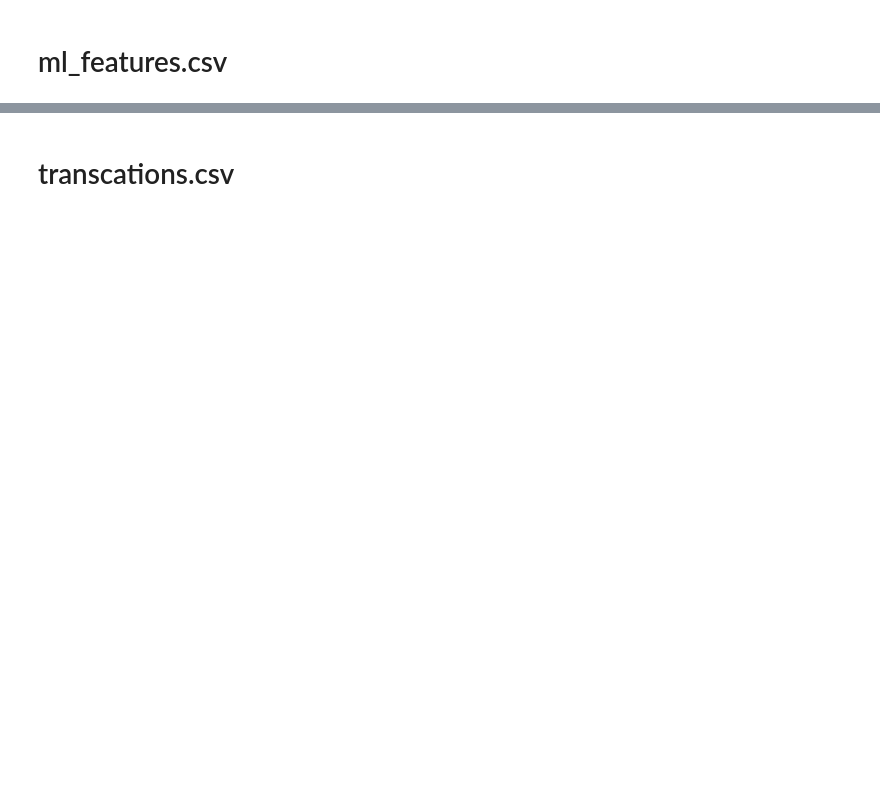
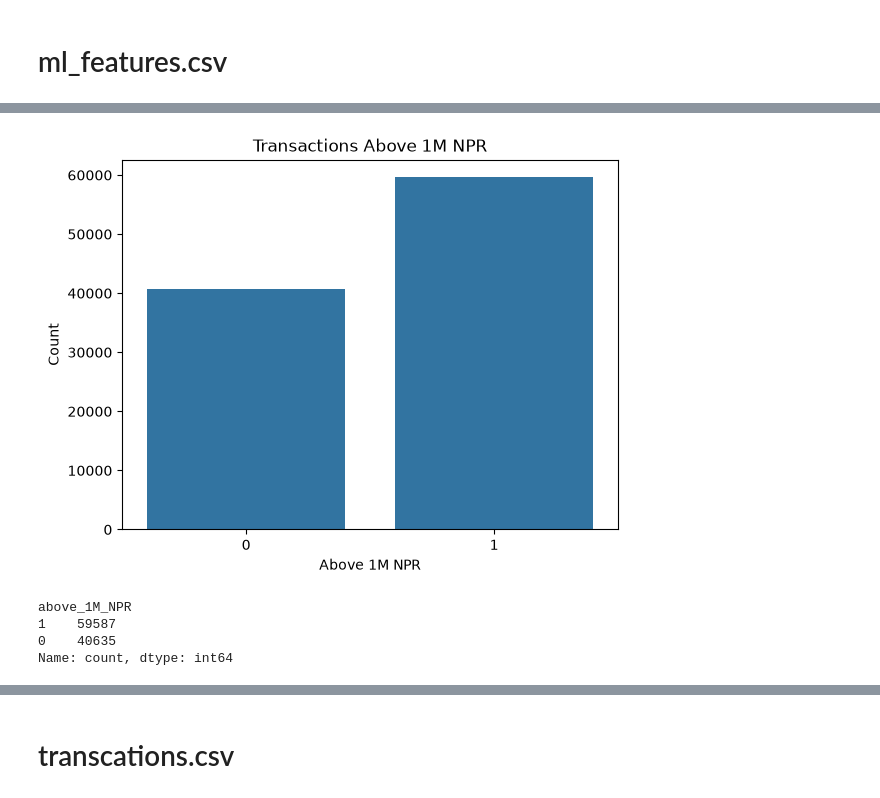
Before and after one commit to Lajnarpimger/DataVerse-_SignalVSNoise, a Jupyter notebook: EDA.ipynb, the cells around one changed output, grey strips where cells are left out. Saved outputs shown, nothing was run; the diff lists cells and outputs as text; code cells hidden in the pictures; blank space fills up the shorter version.

```diff
--- a/EDA.ipynb
+++ b/EDA.ipynb
@@ -159,2 +241,5 @@ sns.countplot(a_df["city"])
 # %% [markdown]
 # ml_features.csv
+# %%
+m_df = pd.read_csv("ml_features.csv")
+m_df.head(5)
@@ -160,0 +312,20 @@ sns.countplot(a_df["city"])
+# %%
+import seaborn as sns
+import matplotlib.pyplot as plt
+
+sns.countplot(
+    data = m_df,
+    x = "above_1M_NPR"
+)
+
+plt.title("Transactions Above 1M NPR")
+plt.xlabel("Above 1M NPR")
+plt.ylabel("Count")
+plt.show()
+print(m_df["above_1M_NPR"].value_counts())
+# %% [output]
+[figure, added]
+above_1M_NPR
+1    59587
+0    40635
+Name: count, dtype: int64
```
Also changed, not shown: parts of 38 cells of this notebook.
